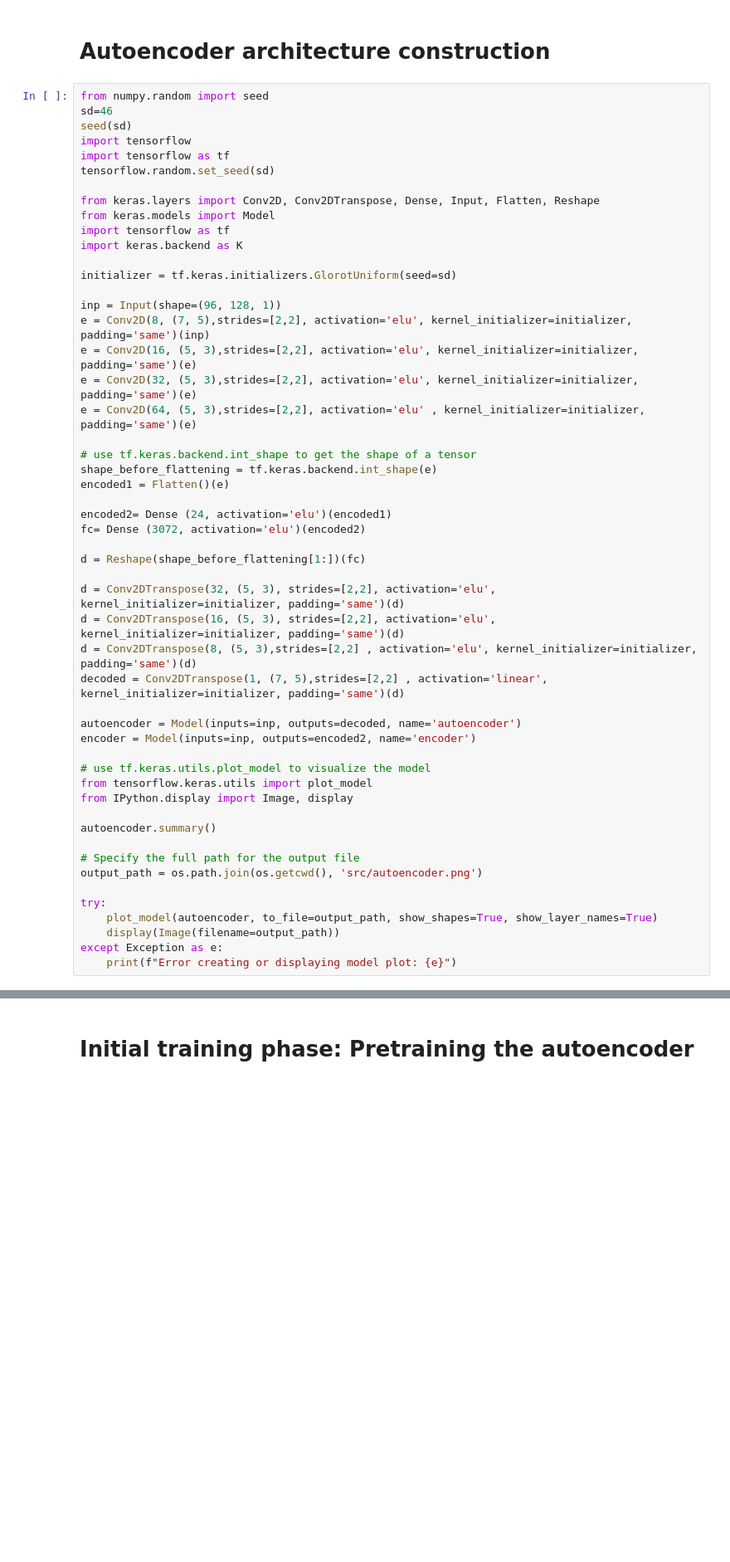
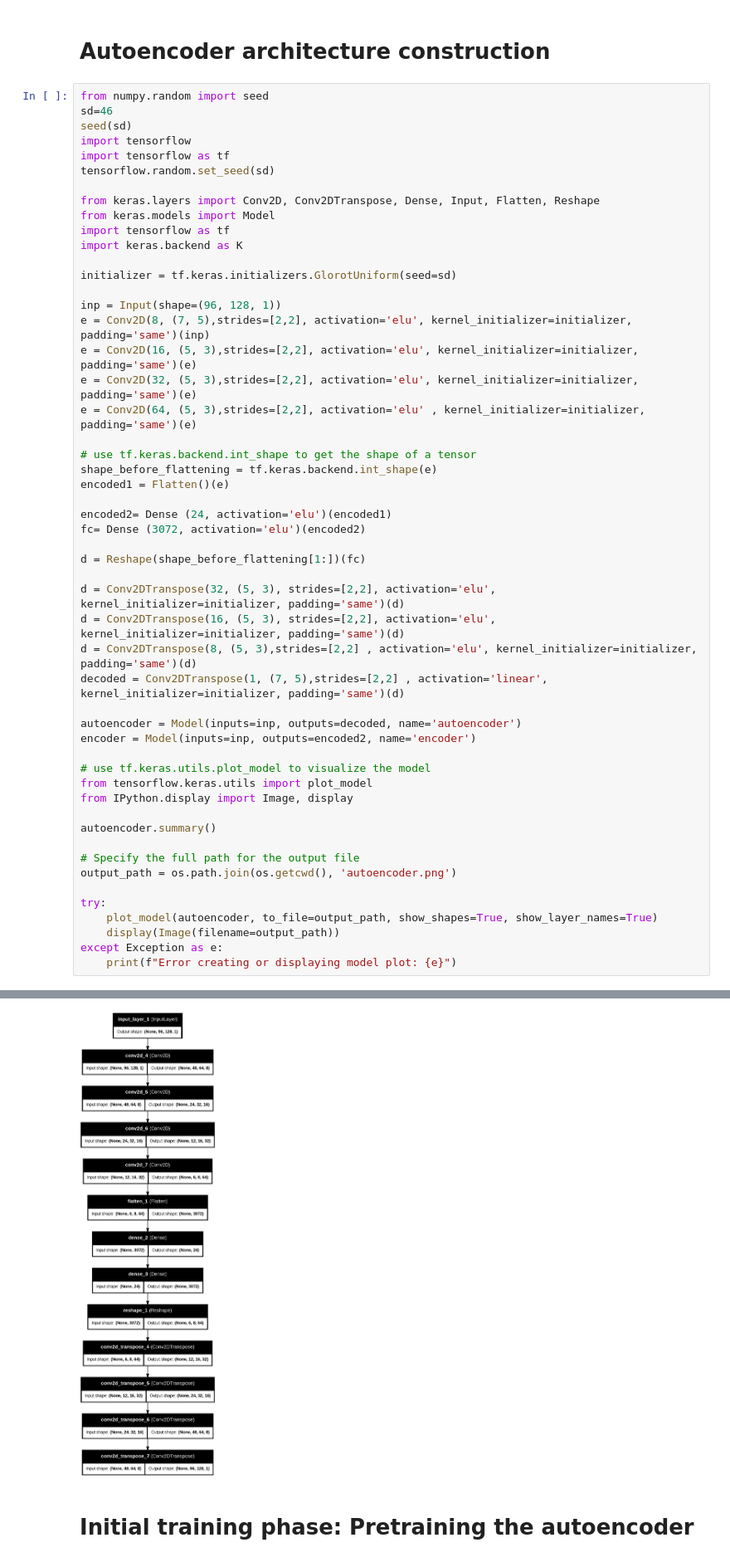
Before and after one commit to zepam/ClusTremor, a Jupyter notebook: src/ClusTremor.ipynb, the cells around one changed output, grey strips where cells are left out. Shown at 83% size. Saved outputs shown, nothing was run; the diff lists cells and outputs as text; blank space fills up the shorter version.

```diff
--- a/src/ClusTremor.ipynb
+++ b/src/ClusTremor.ipynb
@@ -133,7 +166,7 @@ from IPython.display import Image, display
 autoencoder.summary()
 
 # Specify the full path for the output file
-output_path = os.path.join(os.getcwd(), 'src/autoencoder.png')
+output_path = os.path.join(os.getcwd(), 'autoencoder.png')
 
 try:
     plot_model(autoencoder, to_file=output_path, show_shapes=True, show_layer_names=True)
@@ -167,3 +198,4 @@ Error creating or displaying model plot: [Errno 2] No such file or directory: '/
+[figure, added]
 # %% [markdown]
 # Initial training phase: Pretraining the autoencoder
 # %%
```
Also changed, not shown: parts of 5 cells of this notebook, 1 other file.
